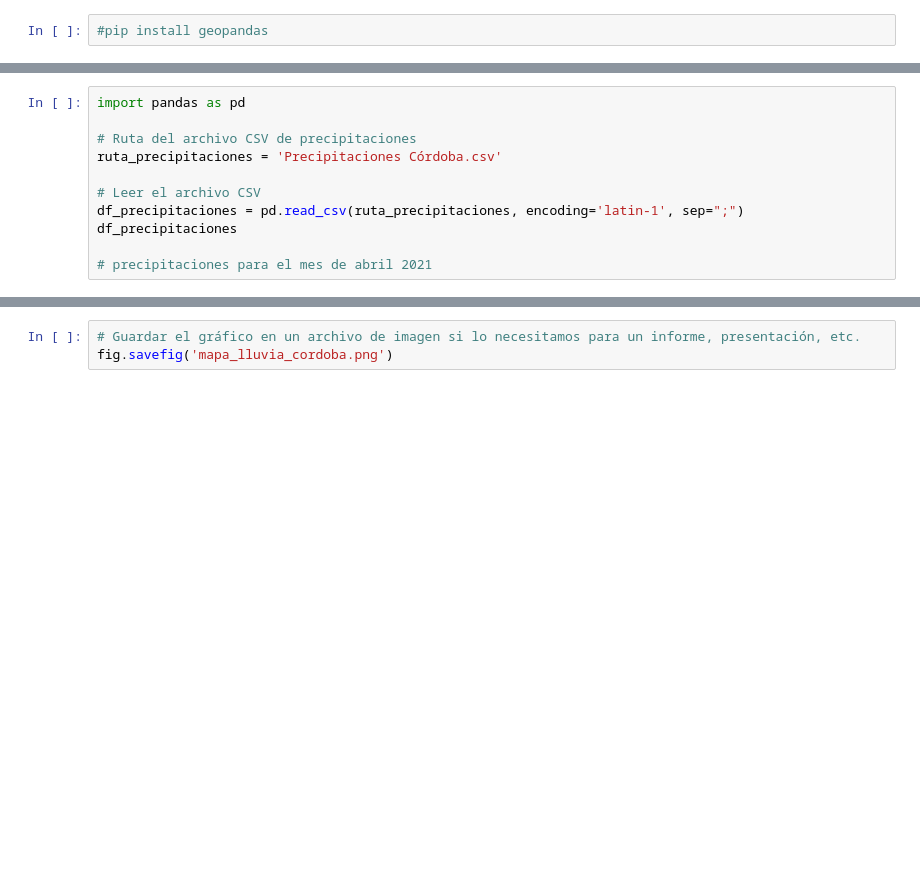
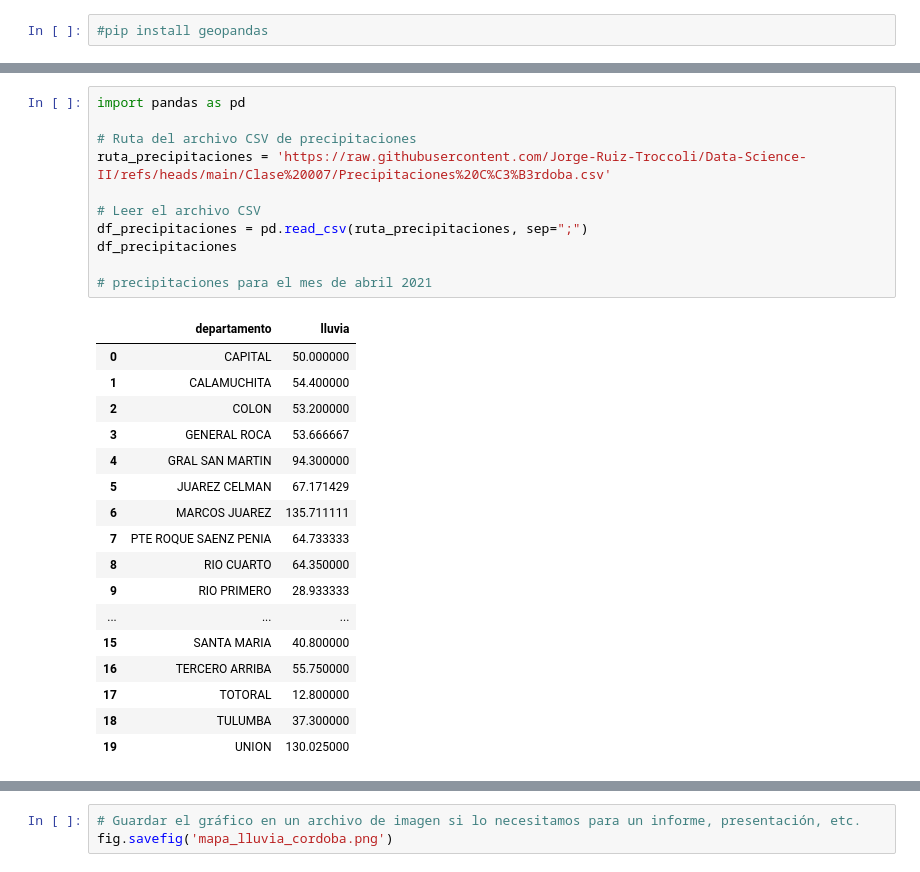
Before and after one commit to Jorge-Ruiz-Troccoli/Data-Science-II, a Jupyter notebook: Clase 007/Ejemplo_2_lluvia_en_cba.ipynb, the cells around one changed output, grey strips where cells are left out. Drawn from its saved outputs; the diff is of its cells as text; blank space fills up the shorter version.

```diff
--- a/Clase 007/Ejemplo_2_lluvia_en_cba.ipynb
+++ b/Clase 007/Ejemplo_2_lluvia_en_cba.ipynb
@@ -25,14 +45,32 @@ gdf
 # %%
 import pandas as pd
 
 # Ruta del archivo CSV de precipitaciones
-ruta_precipitaciones = 'Precipitaciones Córdoba.csv'
+ruta_precipitaciones = 'https://raw.githubusercontent.com/Jorge-Ruiz-Troccoli/Data-Science-II/refs/heads/main/Clase%20007/Precipitaciones%20C%C3%B3rdoba.csv'
 
 # Leer el archivo CSV
-df_precipitaciones = pd.read_csv(ruta_precipitaciones, encoding='latin-1', sep=";")
+df_precipitaciones = pd.read_csv(ruta_precipitaciones, sep=";")
 df_precipitaciones
 
 # precipitaciones para el mes de abril 2021
+# %% [output]
+|  | departamento | lluvia |
+| 0 | CAPITAL | 50.000000 |
+| 1 | CALAMUCHITA | 54.400000 |
+| 2 | COLON | 53.200000 |
+| 3 | GENERAL ROCA | 53.666667 |
+| 4 | GRAL SAN MARTIN | 94.300000 |
+| 5 | JUAREZ CELMAN | 67.171429 |
+| 6 | MARCOS JUAREZ | 135.711111 |
+| 7 | PTE ROQUE SAENZ PENIA | 64.733333 |
+| 8 | RIO CUARTO | 64.350000 |
+| 9 | RIO PRIMERO | 28.933333 |
+| ... | ... | ... |
+| 15 | SANTA MARIA | 40.800000 |
+| 16 | TERCERO ARRIBA | 55.750000 |
+| 17 | TOTORAL | 12.800000 |
+| 18 | TULUMBA | 37.300000 |
+| 19 | UNION | 130.025000 |
 # %%
 # hay nombres de departamentos con errores
 
```
Also changed, not shown: parts of 8 cells of this notebook.
